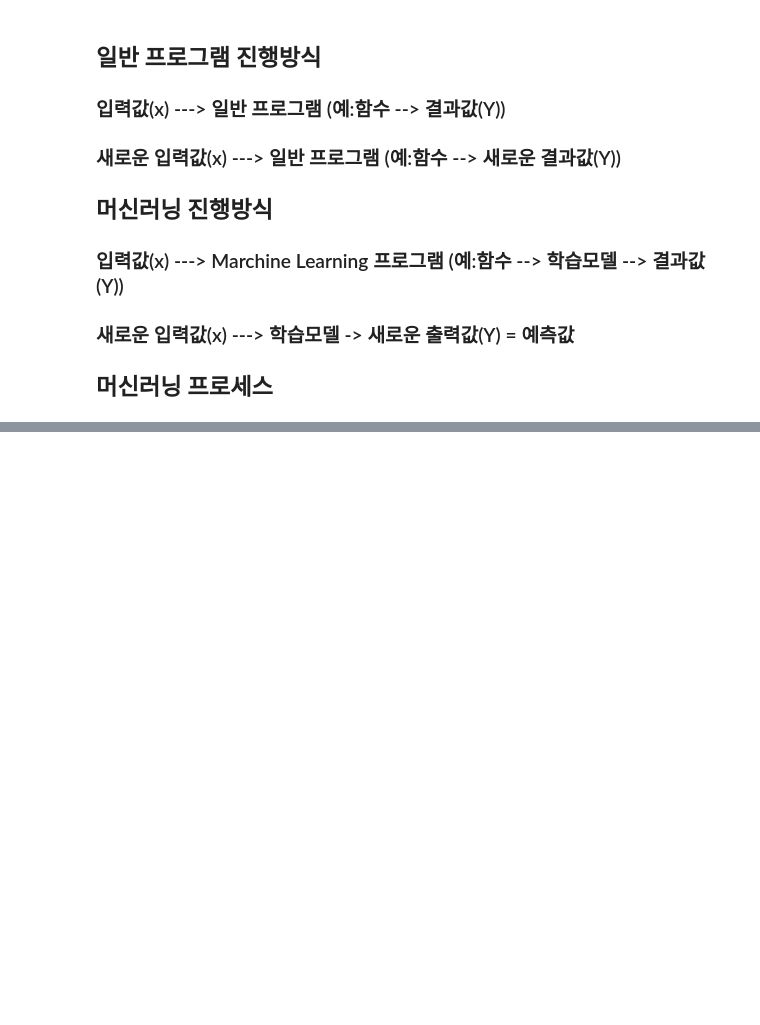
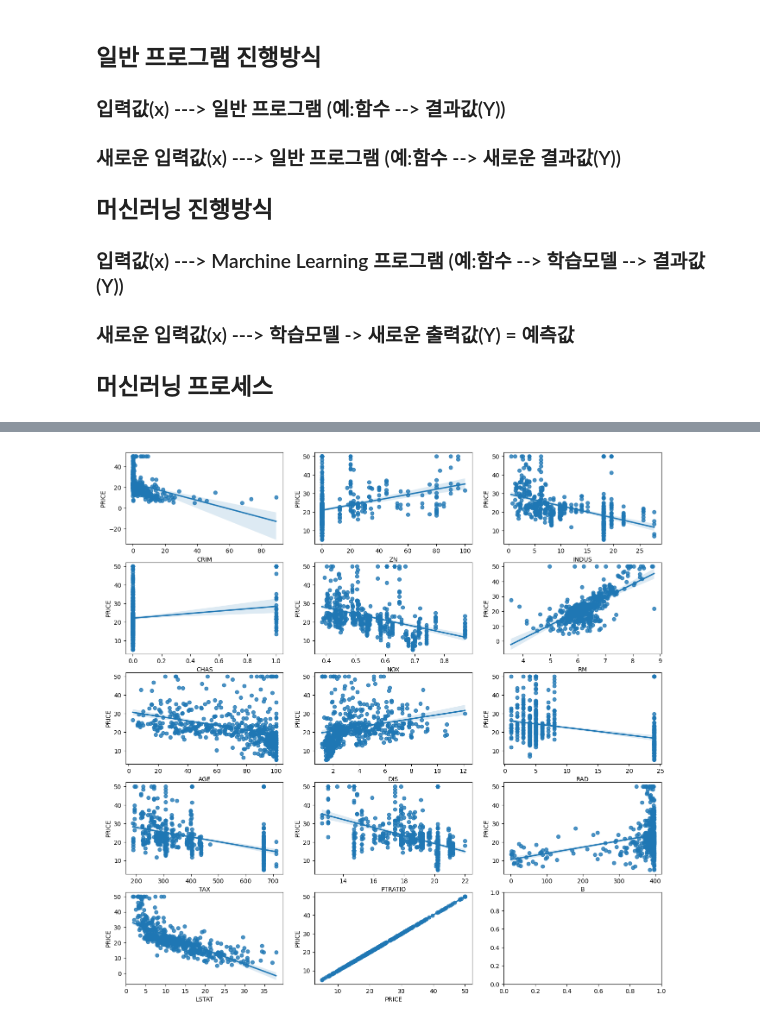
Before and after one commit to designexit/BigDataMLTest, a Jupyter notebook: 1-회귀분석/test.ipynb, the cells around one changed output, grey strips where cells are left out. Drawn from its saved outputs; the diff is of its cells as text; code cells hidden in the pictures; blank space fills up the shorter version.

```diff
--- a/1-회귀분석/test.ipynb
+++ b/1-회귀분석/test.ipynb
@@ -37,0 +56,6 @@
+# %%
+import numpy as np
+import pandas as pd
+
+from sklearn.datasets import load_boston
+boston = load_boston()
@@ -37,0 +80,4 @@
+# %%
+# 사이킷런 내부 데이터를 -> 메모리 -> 데이터프레임 담기 -> 값이 있는지 확인 -> head() , 상위 5개 확인.
+boston_df = pd.DataFrame(boston.data, columns=boston.feature_names)
+boston_df.head()
@@ -37,0 +91,5 @@
+# %%
+# 보스턴 집값 예측, 여기서 종속변수(=타겟, = 라벨) PRICE 가격이 따로 속성으로 있음.
+# 현재, 데이터 프레임 표에서, 새 컬럼으로 추가하기. PRICE
+boston_df["PRICE"] = boston.target
+boston_df.head()
@@ -37,0 +233,21 @@
+# %%
+# 학습된 모델을 통해서, 예측값도 구하고, 실제값과 비교도하고, MSE R^2 , 평가 지표
+# 학습된 모델의 예측값, 실제값과 얼마나 일치하는 지를 조사.
+# 시각화
+
+import matplotlib.pyplot as plt
+import seaborn as sns
+
+# 이미지들을 5x3 표 형태로 나타내기
+fig, axs = plt.subplots(figsize = (16, 16), ncols = 3, nrows = 5)
+
+x_features = ["CRIM", "ZN", "INDUS", "CHAS", "NOX", "RM", "AGE", "DIS", "RAD", "TAX", "PTRATIO", "B", "LSTAT", "PRICE"]
+
+for i, feature in enumerate(x_features) :
+  # 몫 -> 5개 행으로
+  row = int(i/3)
+  # 나머지 -> 0,1,2 반복
+  col = i % 3
+  sns.regplot(x = feature, y="PRICE", data = boston_df, ax = axs[row][col])
+# %% [output]
+[figure, added]
```
Also changed, not shown: parts of 19 cells of this notebook, 6 other files.
